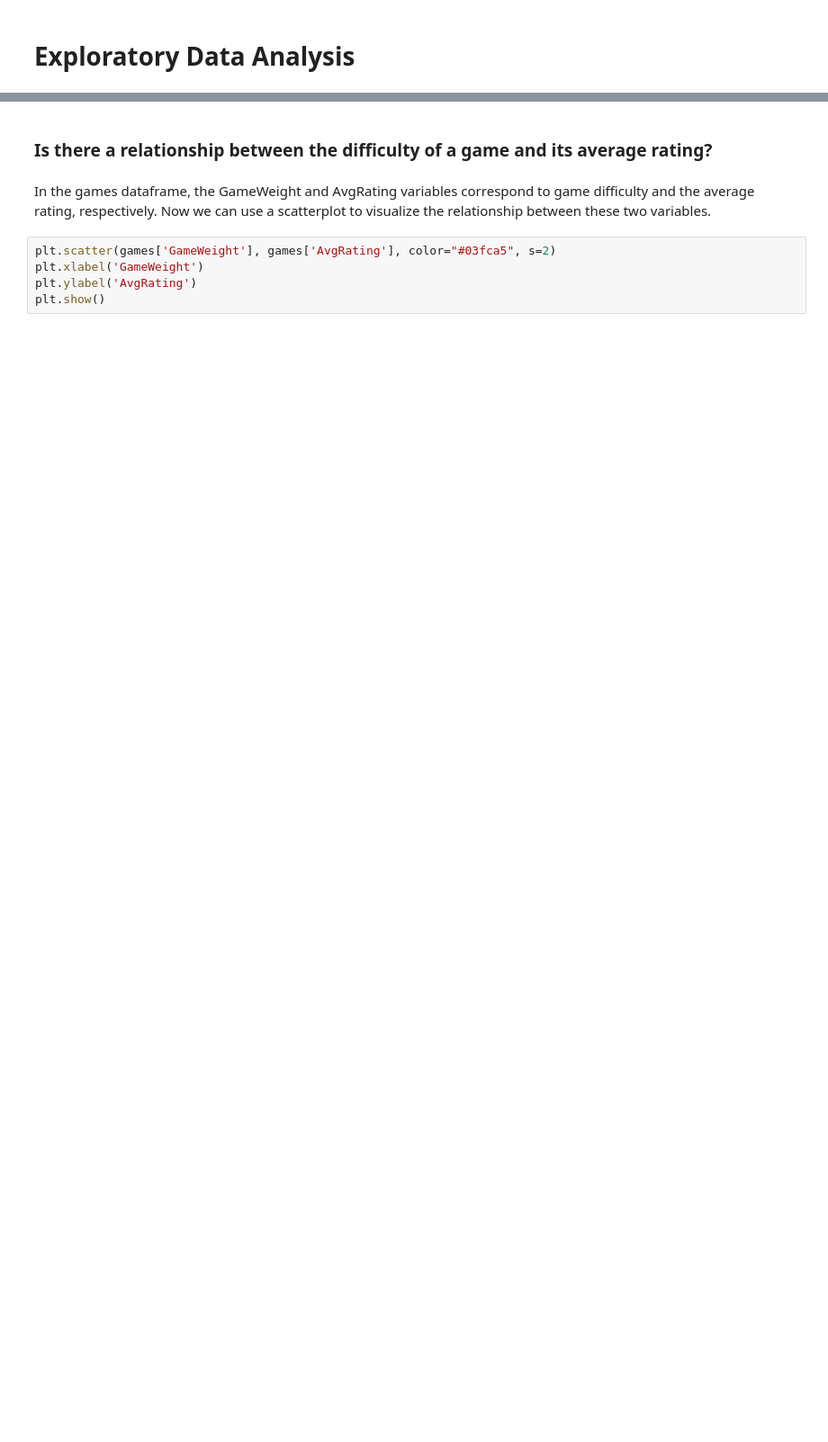
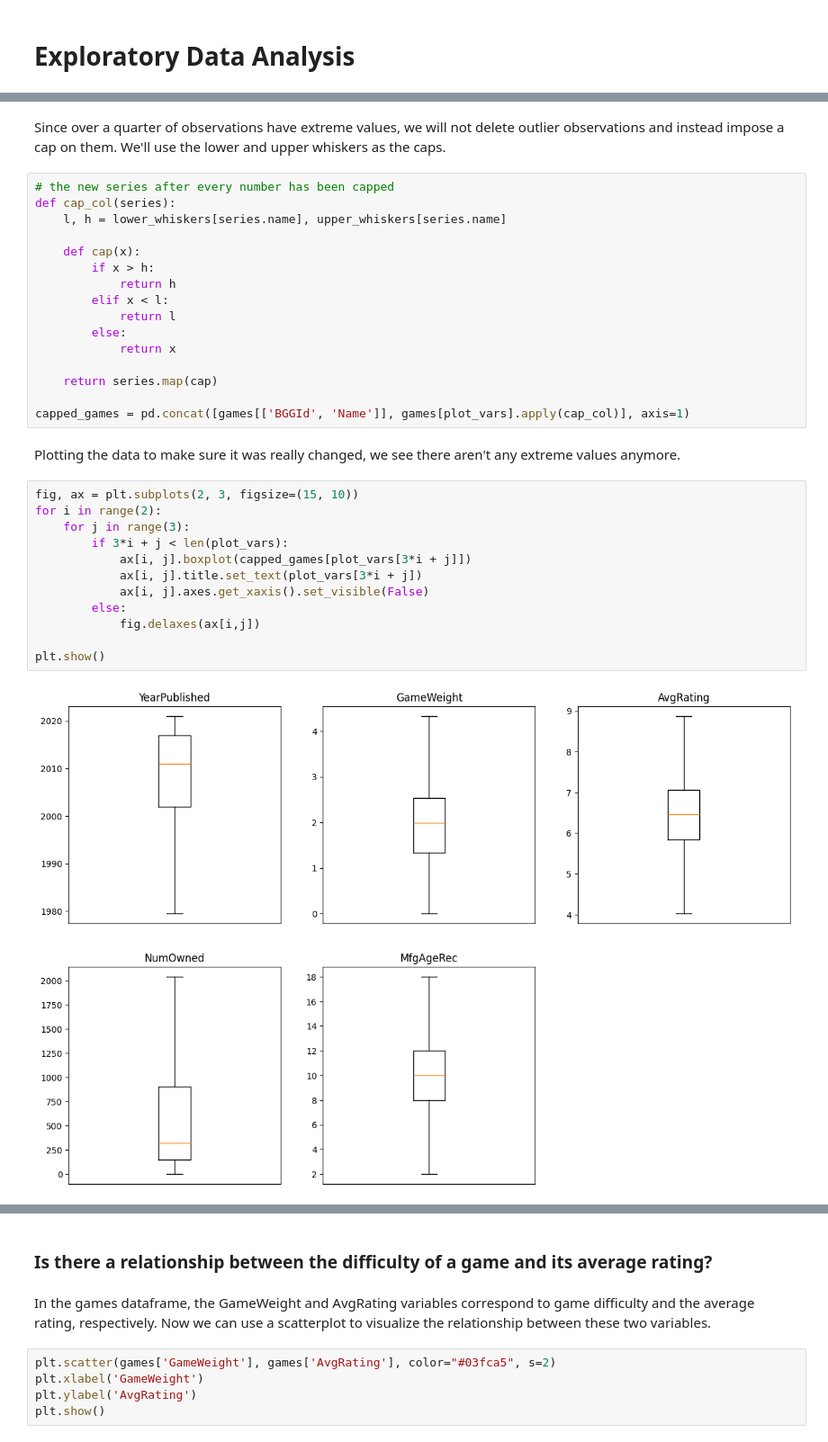
Before and after one commit to svcheng/CSMODEL-Project, a Jupyter notebook: CSMODEL-Project-S11-Group2/project.ipynb, the cells around one changed output, grey strips where cells are left out. Shown: that part at 90% size. Saved outputs shown, nothing was run; the diff lists cells and outputs as text; blank space fills up the shorter version.

```diff
--- a/CSMODEL-Project-S11-Group2/project.ipynb
+++ b/CSMODEL-Project-S11-Group2/project.ipynb
@@ -141,0 +282,34 @@ GameWeight and  do not need to be cleaned. Neither has any missing values, the t
+# %% [markdown]
+Since over a quarter of observations have extreme values, we will not delete outlier observations and instead impose a cap on them. We'll use the lower and upper whiskers as the caps.
+# %%
+# the new series after every number has been capped
+def cap_col(series):
+    l, h = lower_whiskers[series.name], upper_whiskers[series.name]
+
+    def cap(x):
+        if x > h:
+            return h
+        elif x < l:
+            return l
+        else:
+            return x
+
+    return series.map(cap)
+
+capped_games = pd.concat([games[['BGGId', 'Name']], games[plot_vars].apply(cap_col)], axis=1)
+# %% [markdown]
+Plotting the data to make sure it was really changed, we see there aren't any extreme values anymore.
+# %%
+fig, ax = plt.subplots(2, 3, figsize=(15, 10))
+for i in range(2):
+    for j in range(3):
+        if 3*i + j < len(plot_vars):
+            ax[i, j].boxplot(capped_games[plot_vars[3*i + j]])
+            ax[i, j].title.set_text(plot_vars[3*i + j])
+            ax[i, j].axes.get_xaxis().set_visible(False)
+        else:
+            fig.delaxes(ax[i,j])
+
+plt.show()
+# %% [output]
+[figure, added]
```
Also changed, not shown: parts of 37 cells of this notebook.
